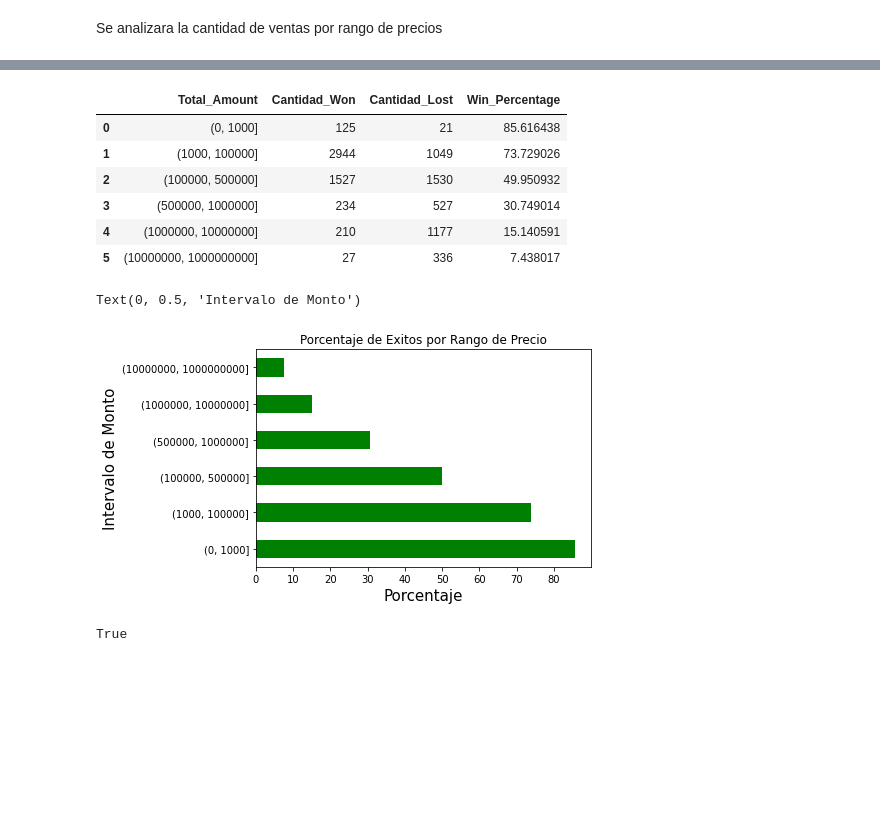
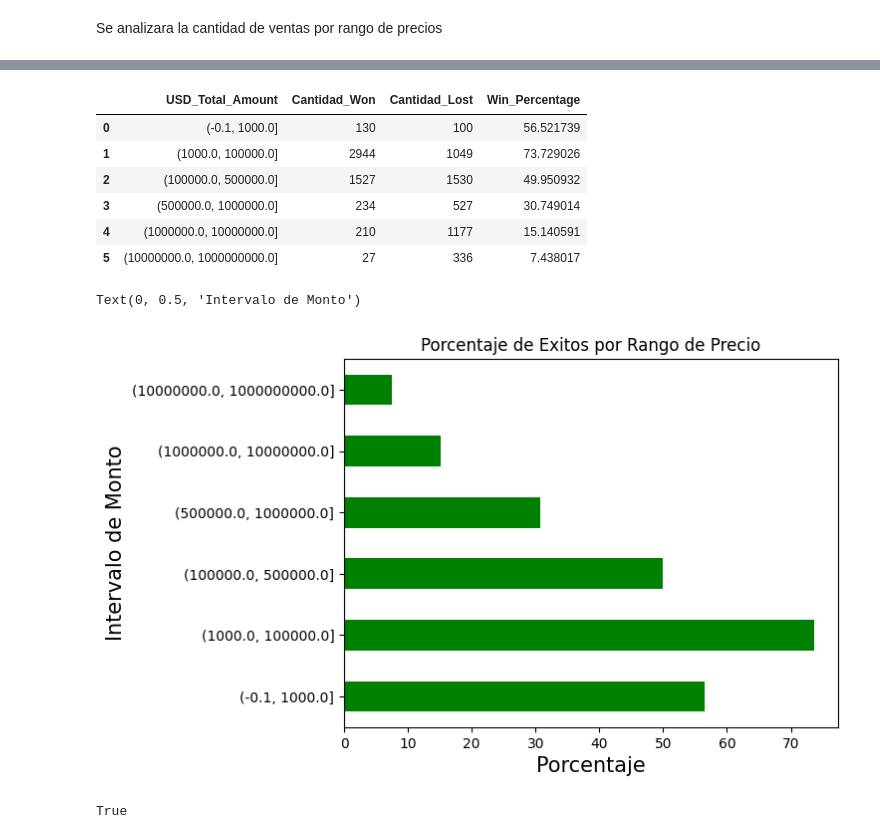
Before and after one commit to joaquinhojman/Entrenamieto_ECI_2020, a Jupyter notebook: TP1.ipynb, the cells around one changed output, grey strips where cells are left out. Drawn from its saved outputs; the diff is of its cells as text; code cells hidden in the pictures; blank space fills up the shorter version.

```diff
--- a/TP1.ipynb
+++ b/TP1.ipynb
@@ -394,7 +478,7 @@ agrupado_por_total_amount_won = agrupado_por_op_ID_won.groupby('Total_Amount').a
 agrupado_por_total_amount_won.columns = ['Cantidad_de_ventas_por_precio']
 agrupado_por_total_amount_won = agrupado_por_total_amount_won.reset_index()
 # %%
-bins_won = pd.cut(agrupado_por_total_amount_won['Total_Amount'], [0, 1000,100000,500000,1000000,10000000,1000000000])
+bins_won = pd.cut(agrupado_por_total_amount_won['USD_Total_Amount'], [-0.1, 1000,100000,500000,1000000,10000000,1000000000])
 # %%
 cantidad_por_rango_won = agrupado_por_total_amount_won.groupby(bins_won)['Cantidad_de_ventas_por_precio'].agg(['sum'])\
 .rename(columns={'sum':'Cantidad_Won'})
@@ -411,13 +495,13 @@ cantidad_por_rango_won
 # %%
 precio_fracaso = df_changed[df_changed['Stage'] == 'Closed Lost']  #dejo solo los closed lost
-agrupado_por_op_ID_lost = precio_fracaso.groupby('Opportunity_ID').agg({'Total_Amount' : 'sum'})
+agrupado_por_op_ID_lost = precio_fracaso.groupby('Opportunity_ID').agg({'USD_Total_Amount' : 'sum'})
 agrupado_por_op_ID_lost = agrupado_por_op_ID_lost.reset_index()
 
-agrupado_por_total_amount_lost = agrupado_por_op_ID_lost.groupby('Total_Amount').agg({'Opportunity_ID' : 'count'})
+agrupado_por_total_amount_lost = agrupado_por_op_ID_lost.groupby('USD_Total_Amount').agg({'Opportunity_ID' : 'count'})
 agrupado_por_total_amount_lost.columns = ['Cantidad_de_ventas_por_precio']
 agrupado_por_total_amount_lost = agrupado_por_total_amount_lost.reset_index()
 # %%
-bins_lost = pd.cut(agrupado_por_total_amount_lost['Total_Amount'], [0, 1000,100000,500000,1000000,10000000,1000000000])
+bins_lost = pd.cut(agrupado_por_total_amount_lost['USD_Total_Amount'], [-0.1, 1000,100000,500000,1000000,10000000,1000000000])
 # %%
 cantidad_por_rango_lost = agrupado_por_total_amount_lost.groupby(bins_lost)['Cantidad_de_ventas_por_precio'].agg(['sum'])\
 .rename(columns={'sum':'Cantidad_Lost'})
@@ -434,23 +518,23 @@ cantidad_por_rango_lost
 # %%
-cantidad_por_rango_both = pd.merge(cantidad_por_rango_won, cantidad_por_rango_lost, on='Total_Amount')
+cantidad_por_rango_both = pd.merge(cantidad_por_rango_won, cantidad_por_rango_lost, on='USD_Total_Amount')
 cantidad_por_rango_both['Win_Percentage'] = cantidad_por_rango_both['Cantidad_Won']/(cantidad_por_rango_both['Cantidad_Won']+cantidad_por_rango_both['Cantidad_Lost'])*100
 cantidad_por_rango_both = cantidad_por_rango_both.reset_index()
 cantidad_por_rango_both
 # %% [output]
-|  | Total_Amount | Cantidad_Won | Cantidad_Lost | Win_Percentage |
-| 0 | (0, 1000] | 125 | 21 | 85.616438 |
-| 1 | (1000, 100000] | 2944 | 1049 | 73.729026 |
-| 2 | (100000, 500000] | 1527 | 1530 | 49.950932 |
-| 3 | (500000, 1000000] | 234 | 527 | 30.749014 |
-| 4 | (1000000, 10000000] | 210 | 1177 | 15.140591 |
-| 5 | (10000000, 1000000000] | 27 | 336 | 7.438017 |
+|  | USD_Total_Amount | Cantidad_Won | Cantidad_Lost | Win_Percentage |
+| 0 | (-0.1, 1000.0] | 130 | 100 | 56.521739 |
+| 1 | (1000.0, 100000.0] | 2944 | 1049 | 73.729026 |
+| 2 | (100000.0, 500000.0] | 1527 | 1530 | 49.950932 |
+| 3 | (500000.0, 1000000.0] | 234 | 527 | 30.749014 |
+| 4 | (1000000.0, 10000000.0] | 210 | 1177 | 15.140591 |
+| 5 | (10000000.0, 1000000000.0] | 27 | 336 | 7.438017 |
 # %%
-ax = cantidad_por_rango_both.plot.barh(x='Total_Amount', y='Win_Percentage', color='green', title='Porcentaje de Exitos por Rango de Precio',legend=False)
+ax = cantidad_por_rango_both.plot.barh(x='USD_Total_Amount', y='Win_Percentage', color='green', title='Porcentaje de Exitos por Rango de Precio',legend=False)
 ax.set_xlabel("Porcentaje", fontsize = 15)
 ax.set_ylabel("Intervalo de Monto", fontsize = 15)
 # %% [output]
 Text(0, 0.5, 'Intervalo de Monto')
-[figure, old version]
+[figure, new version]
 # %%
 #Los graficos observados no son concluyentes, el exito de la venta no parece depender del precio.
 # %%
```
Also changed, not shown: parts of 257 cells of this notebook.
